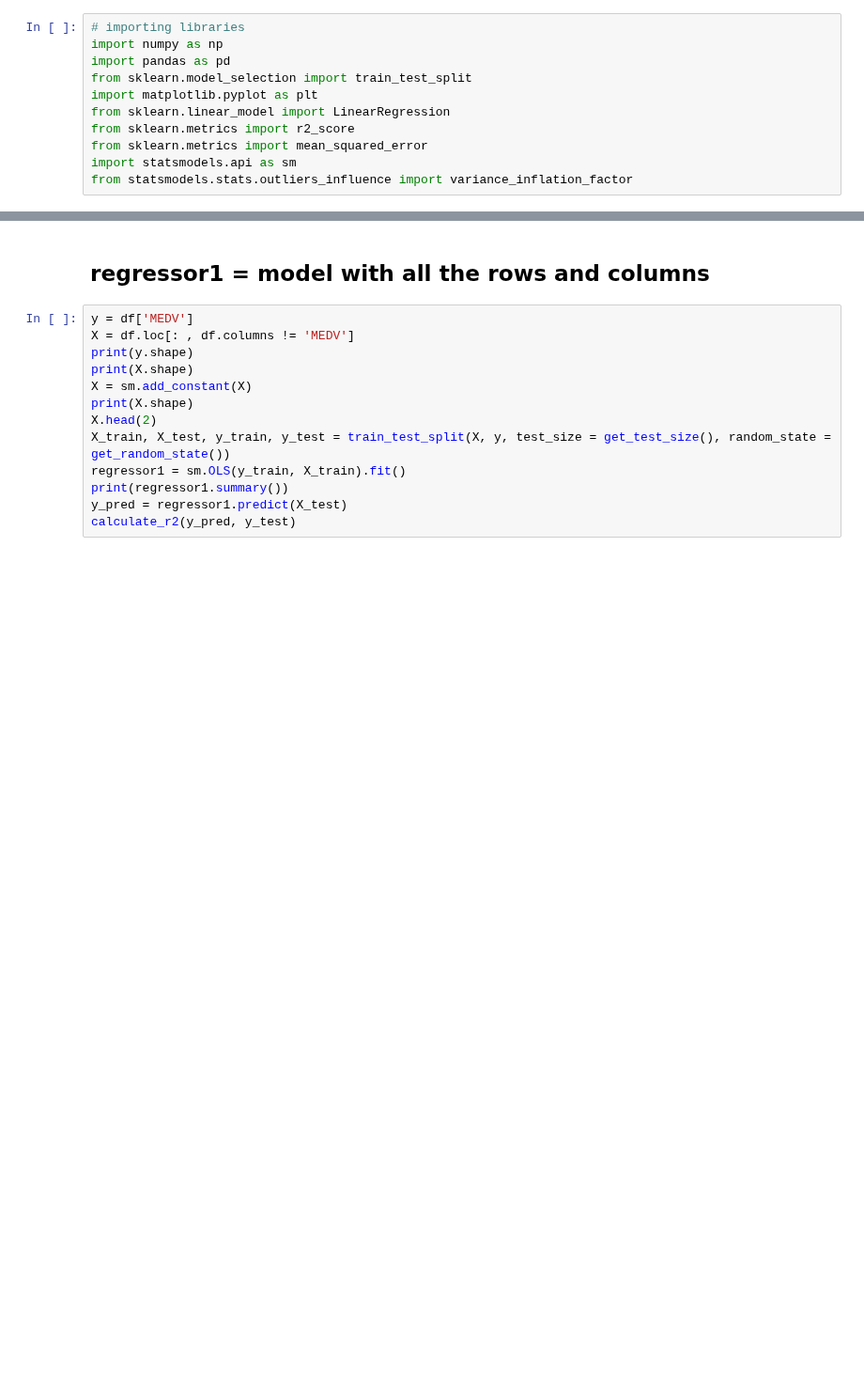
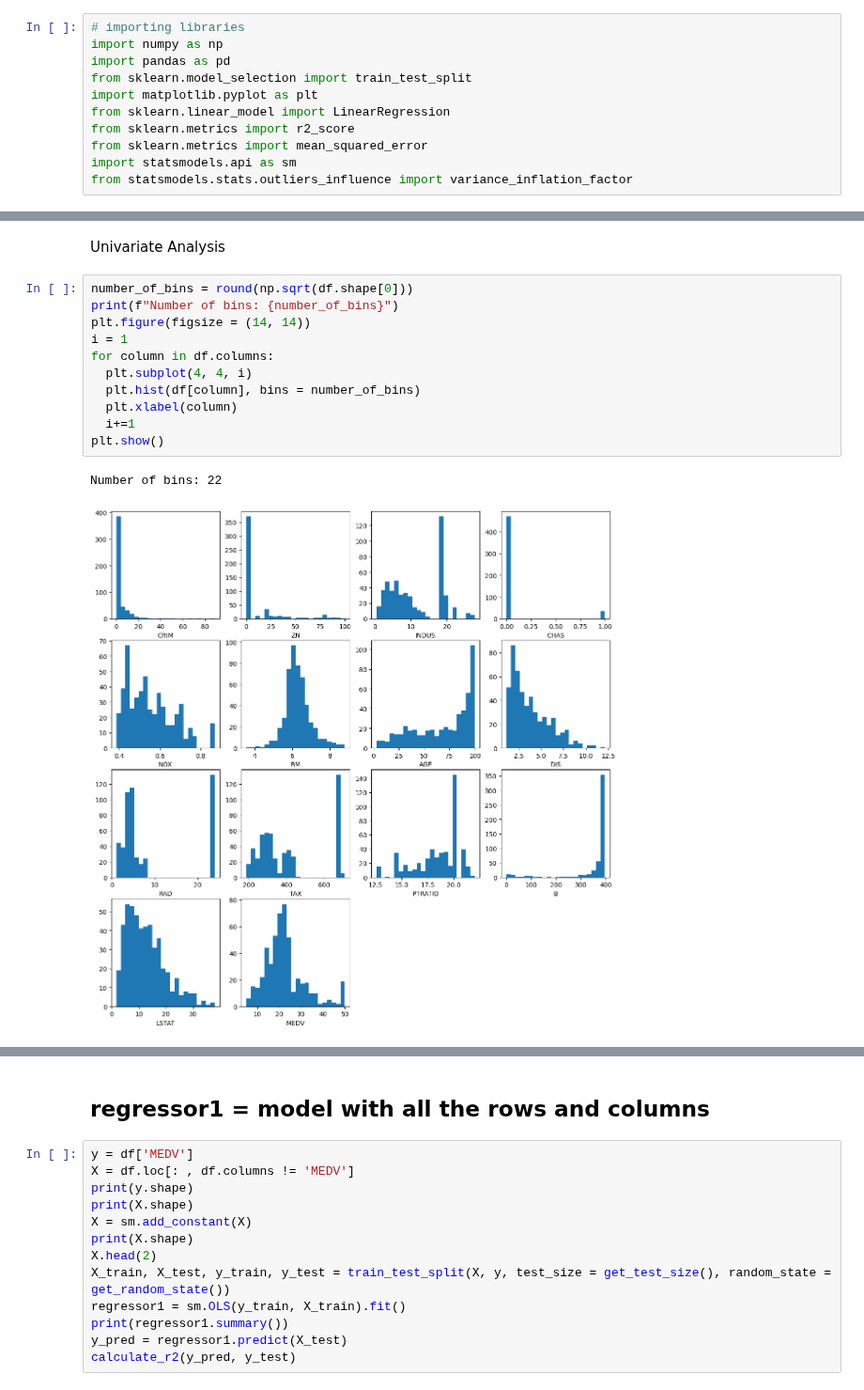
Before and after one commit to ROHIT779/ml-projects, a Jupyter notebook: regression-boston-housing/boston_housing.ipynb, the cells around one changed output, grey strips where cells are left out. Shown at 94% size. Cells and saved outputs as stored; diff of their text form; blank space fills up the shorter version.

```diff
--- a/regression-boston-housing/boston_housing.ipynb
+++ b/regression-boston-housing/boston_housing.ipynb
@@ -118,3 +205,19 @@ df.corr()
 | B | -0.385064 | 0.175520 | -0.356977 | 0.048788 | -0.380051 | 0.128069 | -0.273534 | 0.291512 | -0.444413 | -0.441808 | -0.177383 | ... |
 | LSTAT | 0.455621 | -0.412995 | 0.603800 | -0.053929 | 0.590879 | -0.613808 | 0.602339 | -0.496996 | 0.488676 | 0.543993 | 0.374044 | ... |
 | MEDV | -0.388305 | 0.360445 | -0.483725 | 0.175260 | -0.427321 | 0.695360 | -0.376955 | 0.249929 | -0.381626 | -0.468536 | -0.507787 | ... |
+# %% [markdown]
+Univariate Analysis
+# %%
+number_of_bins = round(np.sqrt(df.shape[0]))
+print(f"Number of bins: {number_of_bins}")
+plt.figure(figsize = (14, 14))
+i = 1
+for column in df.columns:
+  plt.subplot(4, 4, i)
+  plt.hist(df[column], bins = number_of_bins)
+  plt.xlabel(column)
+  i+=1
+plt.show()
+# %% [output]
+Number of bins: 22
+[figure, added]
```
Also changed, not shown: parts of 39 cells of this notebook.
